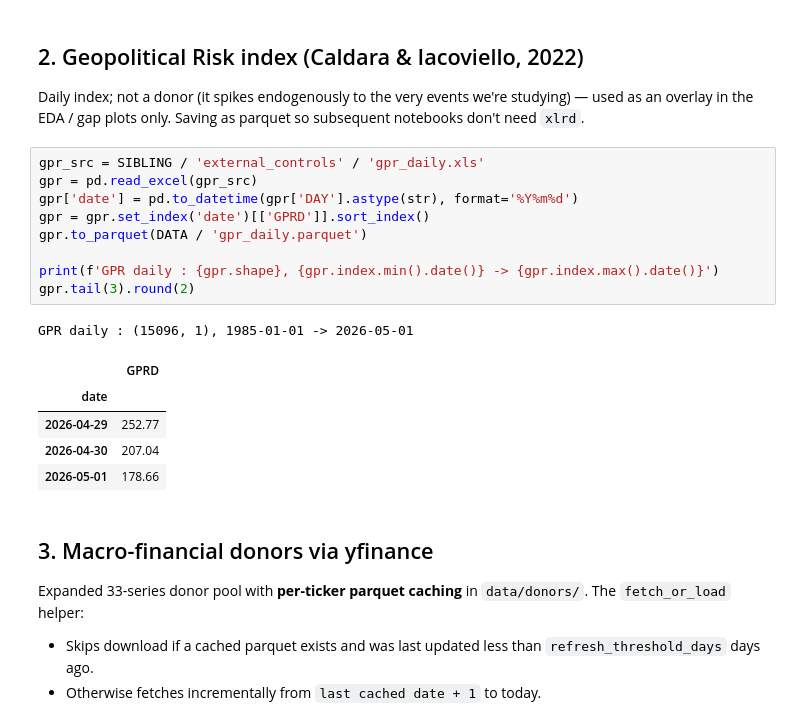
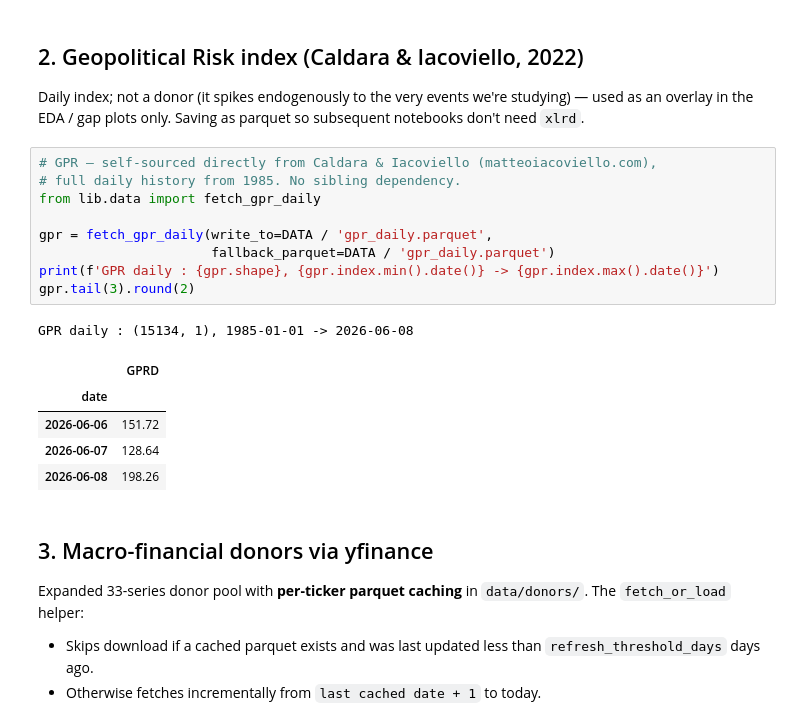
Before and after one commit to ElvisCasco/Brent_Analysis, a Jupyter notebook: notebooks/00_Data_Fetching.ipynb, the cells around one changed output. Cells and saved outputs as stored; diff of their text form.

```diff
--- a/notebooks/00_Data_Fetching.ipynb
+++ b/notebooks/00_Data_Fetching.ipynb
@@ -70,21 +86,21 @@ Brent NaN   : 0
 
 Daily index; not a donor (it spikes endogenously to the very events we're studying) — used as an overlay in the EDA / gap plots only. Saving as parquet so subsequent notebooks don't need `xlrd`.
 # %%
-gpr_src = SIBLING / 'external_controls' / 'gpr_daily.xls'
-gpr = pd.read_excel(gpr_src)
-gpr['date'] = pd.to_datetime(gpr['DAY'].astype(str), format='%Y%m%d')
-gpr = gpr.set_index('date')[['GPRD']].sort_index()
-gpr.to_parquet(DATA / 'gpr_daily.parquet')
+# GPR — self-sourced directly from Caldara & Iacoviello (matteoiacoviello.com),
+# full daily history from 1985. No sibling dependency.
+from lib.data import fetch_gpr_daily
 
+gpr = fetch_gpr_daily(write_to=DATA / 'gpr_daily.parquet',
+                      fallback_parquet=DATA / 'gpr_daily.parquet')
 print(f'GPR daily : {gpr.shape}, {gpr.index.min().date()} -> {gpr.index.max().date()}')
 gpr.tail(3).round(2)
 # %% [output]
-GPR daily : (15096, 1), 1985-01-01 -> 2026-05-01
+GPR daily : (15134, 1), 1985-01-01 -> 2026-06-08
 |  | GPRD |
 | date |  |
-| 2026-04-29 | 252.77 |
-| 2026-04-30 | 207.04 |
-| 2026-05-01 | 178.66 |
+| 2026-06-06 | 151.72 |
+| 2026-06-07 | 128.64 |
+| 2026-06-08 | 198.26 |
 # %% [markdown]
 ## 3. Macro-financial donors via yfinance
 
```
Also changed, not shown: parts of 8 cells of this notebook, 56 other files.
